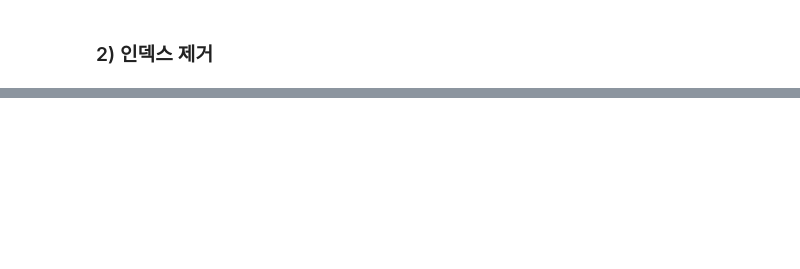
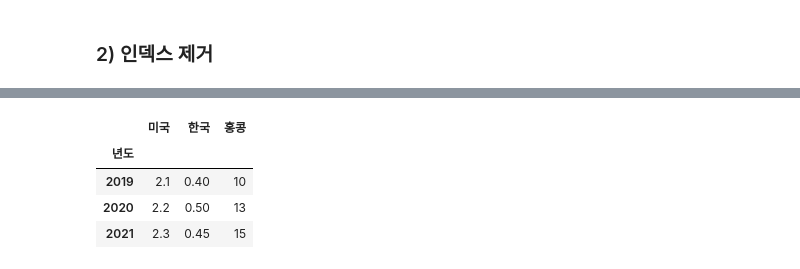
Before and after one commit to JaeBuhmJo/pythonsource, a Jupyter notebook: pandas/08. Reshaping data - sorting, reindexing, renaming.ipynb, the cells around one changed output, grey strips where cells are left out. Saved outputs shown, nothing was run; the diff lists cells and outputs as text; code cells hidden in the pictures; blank space fills up the shorter version.

```diff
--- a/pandas/08. Reshaping data - sorting, reindexing, renaming.ipynb
+++ b/pandas/08. Reshaping data - sorting, reindexing, renaming.ipynb
@@ -121,0 +184,10 @@ df.drop(columns=["mpg","model_year"])
+# %%
+df.rename(columns={"중국":"홍콩"}, inplace=True)
+# %%
+df
+# %% [output]
+|  | 미국 | 한국 | 홍콩 |
+| 년도 |  |  |  |
+| 2019 | 2.1 | 0.40 | 10 |
+| 2020 | 2.2 | 0.50 | 13 |
+| 2021 | 2.3 | 0.45 | 15 |
```
Also changed, not shown: parts of 6 cells of this notebook, 10 other files.
